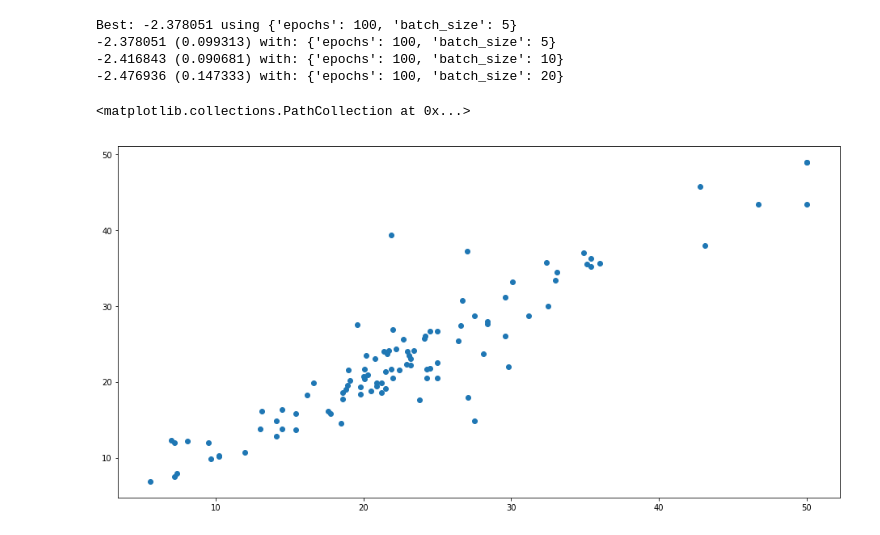
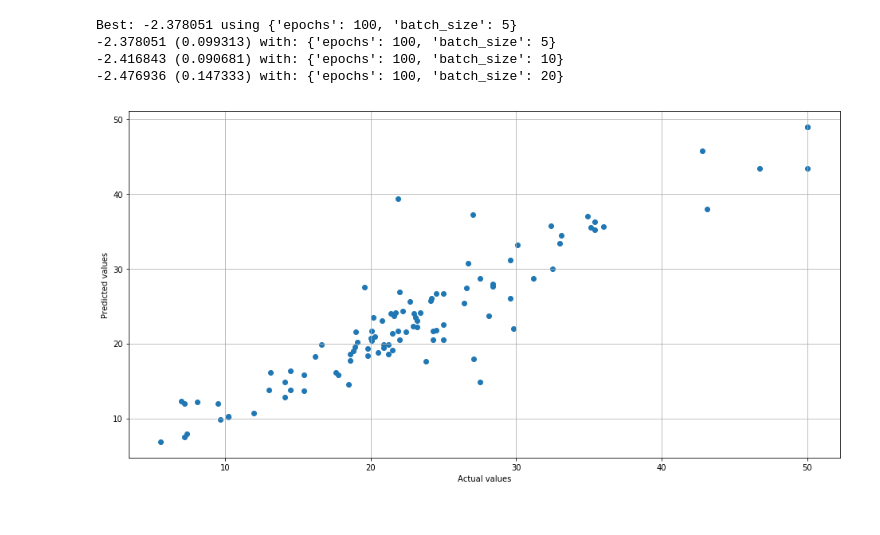
Before and after one commit to xoelop/BOOK-Deep-Learning-with-Python-Keras-Francois-Chollet, a Jupyter notebook: Chapter 3c Regression Predicting house prices. sklearn cross-validation and gridsearch.ipynb, the cells around one changed output. Saved outputs shown, nothing was run; the diff lists cells and outputs as text; code cells hidden in the pictures.

```diff
--- a/Chapter 3c Regression Predicting house prices. sklearn cross-validation and gridsearch.ipynb
+++ b/Chapter 3c Regression Predicting house prices. sklearn cross-validation and gridsearch.ipynb
@@ -163,8 +163,11 @@ predictions = grid_result.predict(test_data)
 # %%
 import matplotlib.pyplot as plt
 %matplotlib inline
 
 plt.scatter(test_targets, predictions)
+plt.grid()
+plt.xlabel('Actual values')
+plt.ylabel('Predicted values')
+plt.show()
 # %% [output]
-<matplotlib.collections.PathCollection at 0x...>
-[figure, old version]
+[figure, new version]
```
